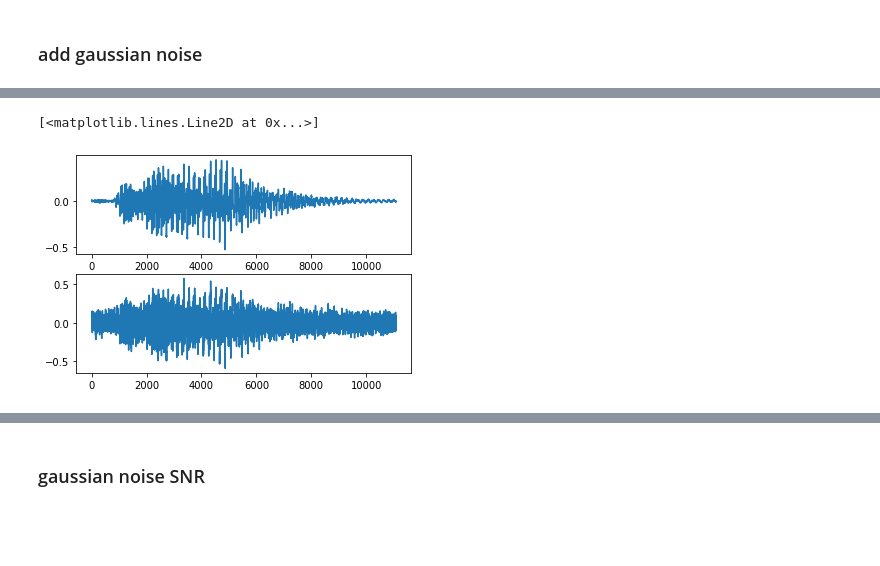
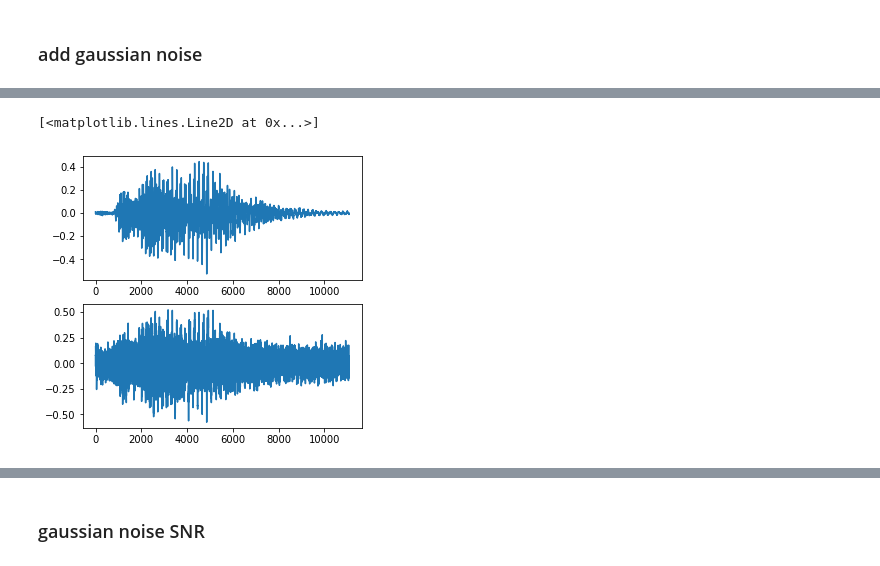
Before and after one commit to shin04/B4Lecture-2021, a Jupyter notebook: ex_9/kajiwara/notebooks/EDA.ipynb, the cells around one changed output, grey strips where cells are left out. Saved outputs shown, nothing was run; the diff lists cells and outputs as text; code cells hidden in the pictures; blank space fills up the shorter version.

```diff
--- a/ex_9/kajiwara/notebooks/EDA.ipynb
+++ b/ex_9/kajiwara/notebooks/EDA.ipynb
@@ -312,0 +323,27 @@ test_dbs.plot.scatter(x='min', y='max')
+# %%
+spec_augmenter = SpecAugmentation(
+    time_drop_width=2, time_stripes_num=2, freq_drop_width=2, freq_stripes_num=2
+)
+
+win_size = int(sr*0.05)
+overlap = 0.5
+n_mels = 16
+logmel = mel_spec(y, sr, win_size, int(win_size*overlap), n_mels)
+logmel_ch = np.float32(logmel[np.newaxis, :, :])
+logmel_tensor = torch.tensor(logmel_ch).unsqueeze(0)
+
+augmented = spec_augmenter(logmel_tensor)
+augmented = augmented.squeeze(0).squeeze(0).numpy()
+
+plt.figure(figsize=(16, 4))
+plt.subplot(1, 2, 1)
+plt.imshow(logmel, aspect="auto")
+plt.xlabel("frequency", size=16)
+plt.ylabel("time", size=16)
+plt.title("original", size=16)
+plt.subplot(1, 2, 2)
+plt.imshow(augmented, aspect="auto")
+plt.colorbar()
+plt.xlabel("frequency", size=16)
+plt.ylabel("time", size=16)
+plt.title("SpecAug", size=16)
@@ -328,12 +368,14 @@ Audio(y_augmented, rate=sr)
 # %% [output]
 [interactive output not drawn]
 # %%
+plt.figure(figsize=(5, 5))
+
 plt.subplot(2,1,1)
 plt.plot(y)
 
 plt.subplot(2,1,2)
 plt.plot(y_augmented)
 # %% [output]
 [<matplotlib.lines.Line2D at 0x...>]
-[figure, old version]
+[figure, new version]
 # %%
```
Also changed, not shown: parts of 21 cells of this notebook, 4 other files.
